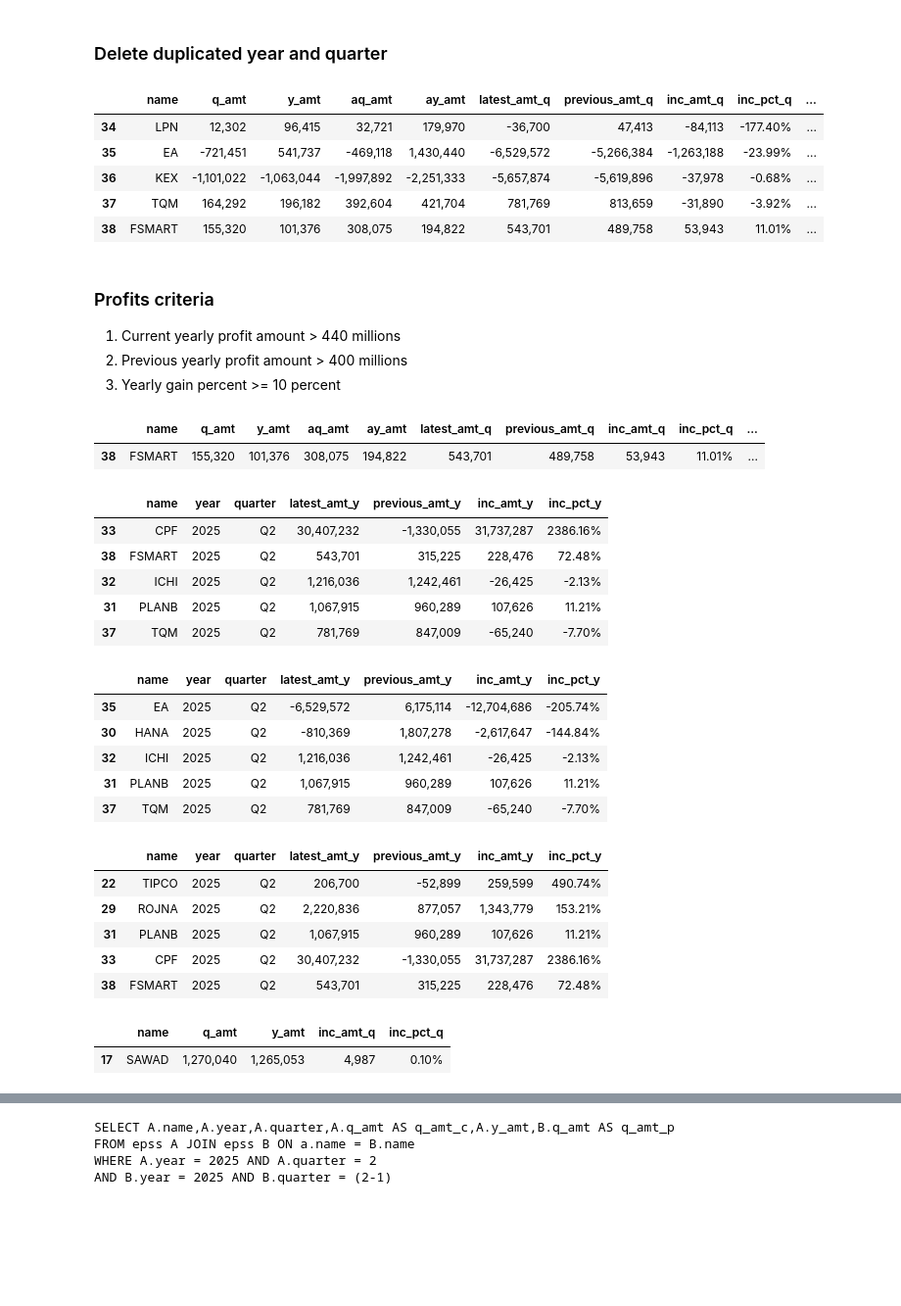
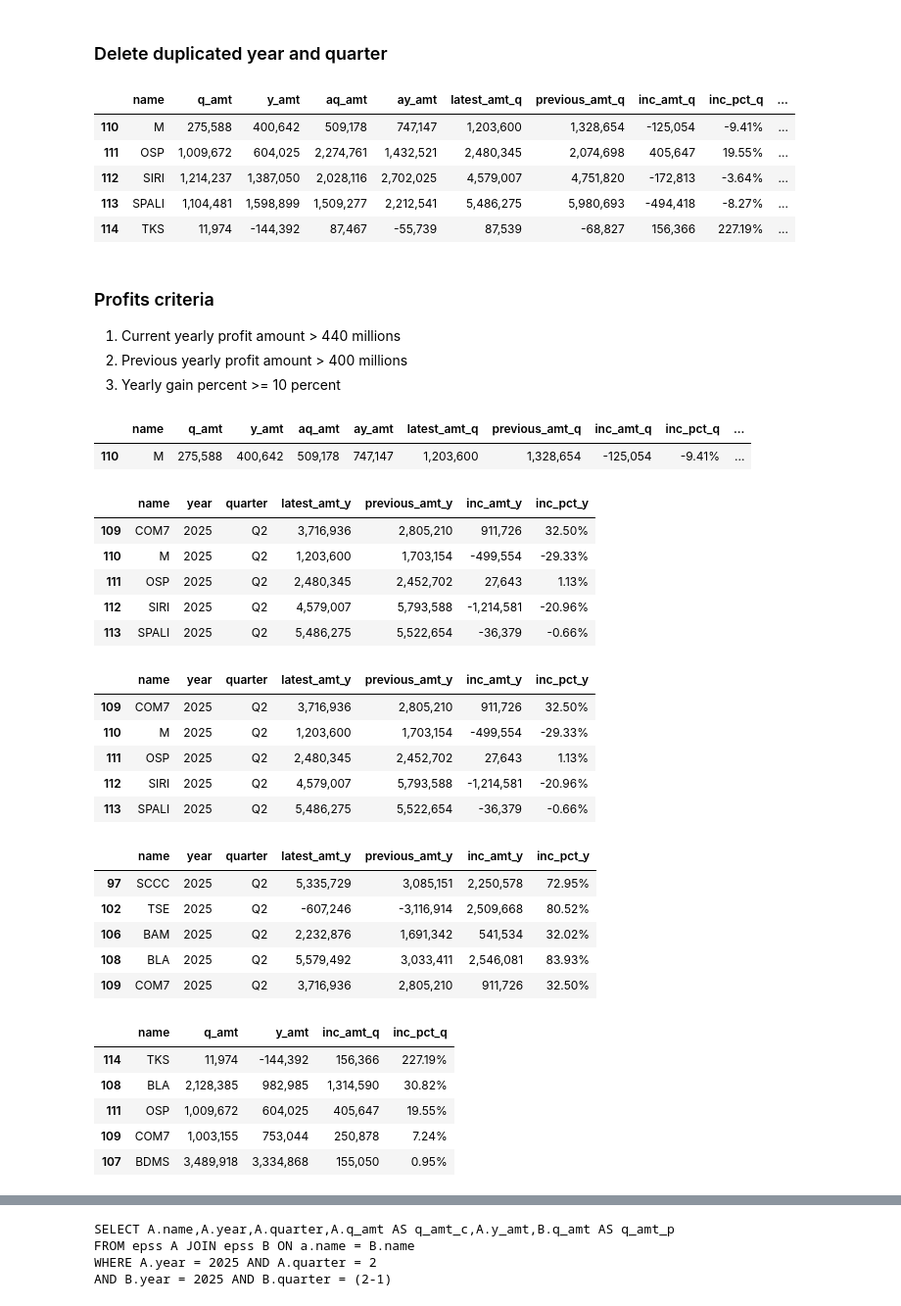
Before and after one commit to santimcs/A5, a Jupyter notebook: Quarterly/240-Create Profits Q2.ipynb, the cells around one changed output, grey strips where cells are left out. Shown at 98% size. Cells and saved outputs as stored; diff of their text form; code cells hidden in the pictures; blank space fills up the shorter version.

```diff
--- a/Quarterly/240-Create Profits Q2.ipynb
+++ b/Quarterly/240-Create Profits Q2.ipynb
@@ -24,6 +24,6 @@ print(formatted_time )
 # %%
 # Must modify select date to latest unprocessed date
-select_date = date(2025, 8, 14)
+select_date = date(2025, 8, 13)
 select_date = select_date.strftime("%Y-%m-%d")
 select_date
 # %% [output]
@@ -198,58 +198,62 @@ df_aggr = df_merge2.drop(columns, axis='columns')
 df_aggr.tail().style.format(format_dict)
 # %% [output]
 |  | name | q_amt | y_amt | aq_amt | ay_amt | latest_amt_q | previous_amt_q | inc_amt_q | inc_pct_q | ... |
-| 34 | LPN | 12,302 | 96,415 | 32,721 | 179,970 | -36,700 | 47,413 | -84,113 | -177.40% | ... |
-| 35 | EA | -721,451 | 541,737 | -469,118 | 1,430,440 | -6,529,572 | -5,266,384 | -1,263,188 | -23.99% | ... |
-| 36 | KEX | -1,101,022 | -1,063,044 | -1,997,892 | -2,251,333 | -5,657,874 | -5,619,896 | -37,978 | -0.68% | ... |
-| 37 | TQM | 164,292 | 196,182 | 392,604 | 421,704 | 781,769 | 813,659 | -31,890 | -3.92% | ... |
-| 38 | FSMART | 155,320 | 101,376 | 308,075 | 194,822 | 543,701 | 489,758 | 53,943 | 11.01% | ... |
+| 110 | M | 275,588 | 400,642 | 509,178 | 747,147 | 1,203,600 | 1,328,654 | -125,054 | -9.41% | ... |
+| 111 | OSP | 1,009,672 | 604,025 | 2,274,761 | 1,432,521 | 2,480,345 | 2,074,698 | 405,647 | 19.55% | ... |
+| 112 | SIRI | 1,214,237 | 1,387,050 | 2,028,116 | 2,702,025 | 4,579,007 | 4,751,820 | -172,813 | -3.64% | ... |
+| 113 | SPALI | 1,104,481 | 1,598,899 | 1,509,277 | 2,212,541 | 5,486,275 | 5,980,693 | -494,418 | -8.27% | ... |
+| 114 | TKS | 11,974 | -144,392 | 87,467 | -55,739 | 87,539 | -68,827 | 156,366 | 227.19% | ... |
 # %% [markdown]
 ### Profits criteria
 1. Current yearly profit amount > 440 millions
 2. Previous yearly profit amount > 400 millions
 3. Yearly gain percent >= 10 percent
 # %%
-df_aggr[df_aggr['name'] == 'FSMART'].style.format(format_dict)
+df_aggr[df_aggr['name'] == 'M'].style.format(format_dict)
 # %% [output]
 |  | name | q_amt | y_amt | aq_amt | ay_amt | latest_amt_q | previous_amt_q | inc_amt_q | inc_pct_q | ... |
-| 38 | FSMART | 155,320 | 101,376 | 308,075 | 194,822 | 543,701 | 489,758 | 53,943 | 11.01% | ... |
+| 110 | M | 275,588 | 400,642 | 509,178 | 747,147 | 1,203,600 | 1,328,654 | -125,054 | -9.41% | ... |
 # %%
 criteria_1 = df_aggr.latest_amt_y > 440_000
 df_aggr.loc[criteria_1, cols].tail().sort_values(by=["name"], ascending=True).style.format(format_dict)
 # %% [output]
 |  | name | year | quarter | latest_amt_y | previous_amt_y | inc_amt_y | inc_pct_y |
-| 33 | CPF | 2025 | Q2 | 30,407,232 | -1,330,055 | 31,737,287 | 2386.16% |
-| 38 | FSMART | 2025 | Q2 | 543,701 | 315,225 | 228,476 | 72.48% |
-| 32 | ICHI | 2025 | Q2 | 1,216,036 | 1,242,461 | -26,425 | -2.13% |
-| 31 | PLANB | 2025 | Q2 | 1,067,915 | 960,289 | 107,626 | 11.21% |
-| 37 | TQM | 2025 | Q2 | 781,769 | 847,009 | -65,240 | -7.70% |
+| 109 | COM7 | 2025 | Q2 | 3,716,936 | 2,805,210 | 911,726 | 32.50% |
+| 110 | M | 2025 | Q2 | 1,203,600 | 1,703,154 | -499,554 | -29.33% |
+| 111 | OSP | 2025 | Q2 | 2,480,345 | 2,452,702 | 27,643 | 1.13% |
+| 112 | SIRI | 2025 | Q2 | 4,579,007 | 5,793,588 | -1,214,581 | -20.96% |
+| 113 | SPALI | 2025 | Q2 | 5,486,275 | 5,522,654 | -36,379 | -0.66% |
 # %%
 criteria_2 = df_aggr.previous_amt_y >= 400_000
 df_aggr.loc[criteria_2, cols].tail().sort_values(by=["name"], ascending=True).style.format(format_dict)
 # %% [output]
 |  | name | year | quarter | latest_amt_y | previous_amt_y | inc_amt_y | inc_pct_y |
-| 35 | EA | 2025 | Q2 | -6,529,572 | 6,175,114 | -12,704,686 | -205.74% |
-| 30 | HANA | 2025 | Q2 | -810,369 | 1,807,278 | -2,617,647 | -144.84% |
-| 32 | ICHI | 2025 | Q2 | 1,216,036 | 1,242,461 | -26,425 | -2.13% |
-| 31 | PLANB | 2025 | Q2 | 1,067,915 | 960,289 | 107,626 | 11.21% |
-| 37 | TQM | 2025 | Q2 | 781,769 | 847,009 | -65,240 | -7.70% |
+| 109 | COM7 | 2025 | Q2 | 3,716,936 | 2,805,210 | 911,726 | 32.50% |
+| 110 | M | 2025 | Q2 | 1,203,600 | 1,703,154 | -499,554 | -29.33% |
+| 111 | OSP | 2025 | Q2 | 2,480,345 | 2,452,702 | 27,643 | 1.13% |
+| 112 | SIRI | 2025 | Q2 | 4,579,007 | 5,793,588 | -1,214,581 | -20.96% |
+| 113 | SPALI | 2025 | Q2 | 5,486,275 | 5,522,654 | -36,379 | -0.66% |
 # %%
 criteria_3 = df_aggr.inc_pct_y >= 10.00
 df_aggr.loc[criteria_3, cols].tail().style.format(format_dict)
 # %% [output]
 |  | name | year | quarter | latest_amt_y | previous_amt_y | inc_amt_y | inc_pct_y |
-| 22 | TIPCO | 2025 | Q2 | 206,700 | -52,899 | 259,599 | 490.74% |
-| 29 | ROJNA | 2025 | Q2 | 2,220,836 | 877,057 | 1,343,779 | 153.21% |
-| 31 | PLANB | 2025 | Q2 | 1,067,915 | 960,289 | 107,626 | 11.21% |
-| 33 | CPF | 2025 | Q2 | 30,407,232 | -1,330,055 | 31,737,287 | 2386.16% |
-| 38 | FSMART | 2025 | Q2 | 543,701 | 315,225 | 228,476 | 72.48% |
+| 97 | SCCC | 2025 | Q2 | 5,335,729 | 3,085,151 | 2,250,578 | 72.95% |
+| 102 | TSE | 2025 | Q2 | -607,246 | -3,116,914 | 2,509,668 | 80.52% |
+| 106 | BAM | 2025 | Q2 | 2,232,876 | 1,691,342 | 541,534 | 32.02% |
+| 108 | BLA | 2025 | Q2 | 5,579,492 | 3,033,411 | 2,546,081 | 83.93% |
+| 109 | COM7 | 2025 | Q2 | 3,716,936 | 2,805,210 | 911,726 | 32.50% |
 # %%
 criteria_4 = (df_aggr.q_amt > df_aggr.y_amt)
 colt = 'name q_amt y_amt inc_amt_q inc_pct_q'.split()
-df_aggr.loc[criteria_4,colt].sample().sort_values(['inc_pct_q'],ascending=[False]).style.format(format_dict)
+df_aggr.loc[criteria_4,colt].tail().sort_values(['inc_pct_q'],ascending=[False]).style.format(format_dict)
 # %% [output]
 |  | name | q_amt | y_amt | inc_amt_q | inc_pct_q |
-| 17 | SAWAD | 1,270,040 | 1,265,053 | 4,987 | 0.10% |
+| 114 | TKS | 11,974 | -144,392 | 156,366 | 227.19% |
+| 108 | BLA | 2,128,385 | 982,985 | 1,314,590 | 30.82% |
+| 111 | OSP | 1,009,672 | 604,025 | 405,647 | 19.55% |
+| 109 | COM7 | 1,003,155 | 753,044 | 250,878 | 7.24% |
+| 107 | BDMS | 3,489,918 | 3,334,868 | 155,050 | 0.95% |
 # %%
 profits_criteria = criteria_1 & criteria_2 & criteria_3 & criteria_4
 filter = df_aggr.loc[profits_criteria]
```
Also changed, not shown: parts of 29 cells of this notebook, 8 other files.
